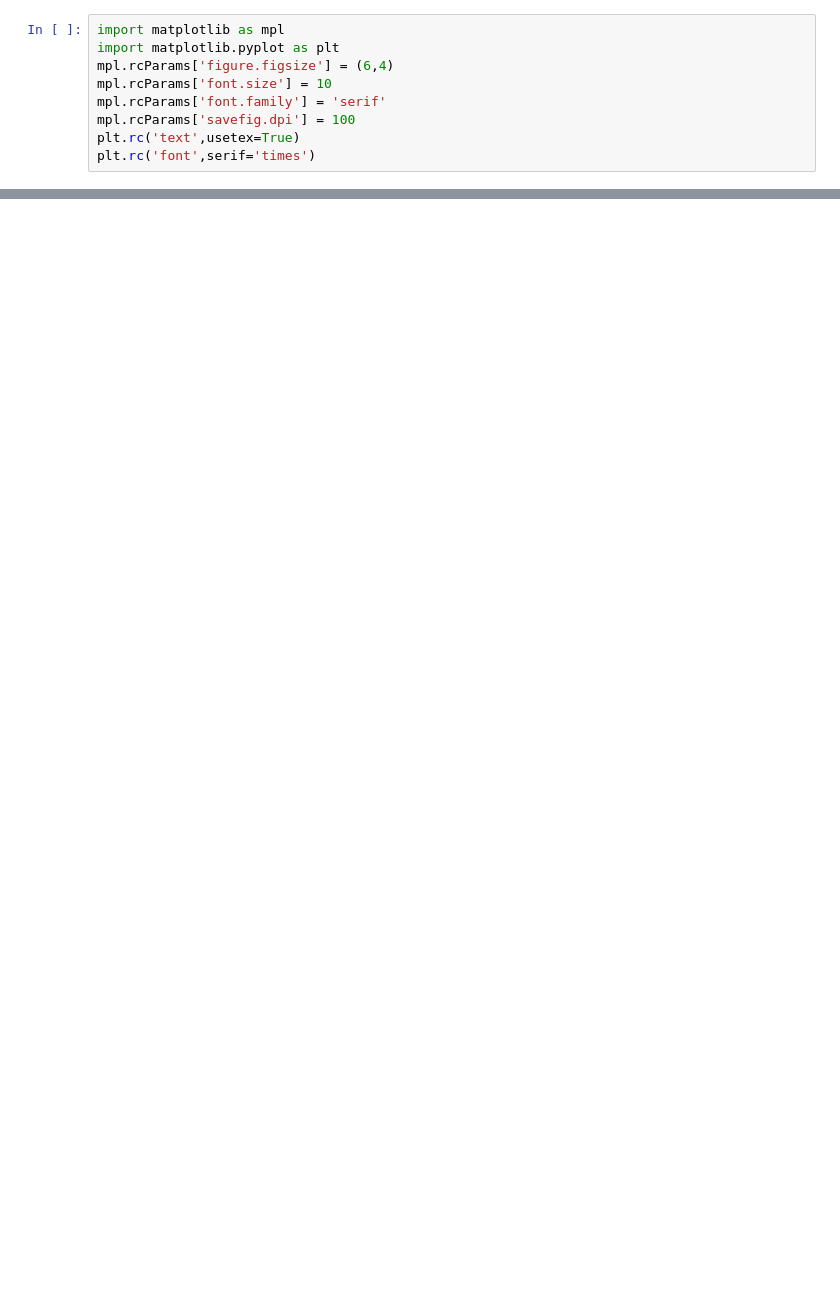
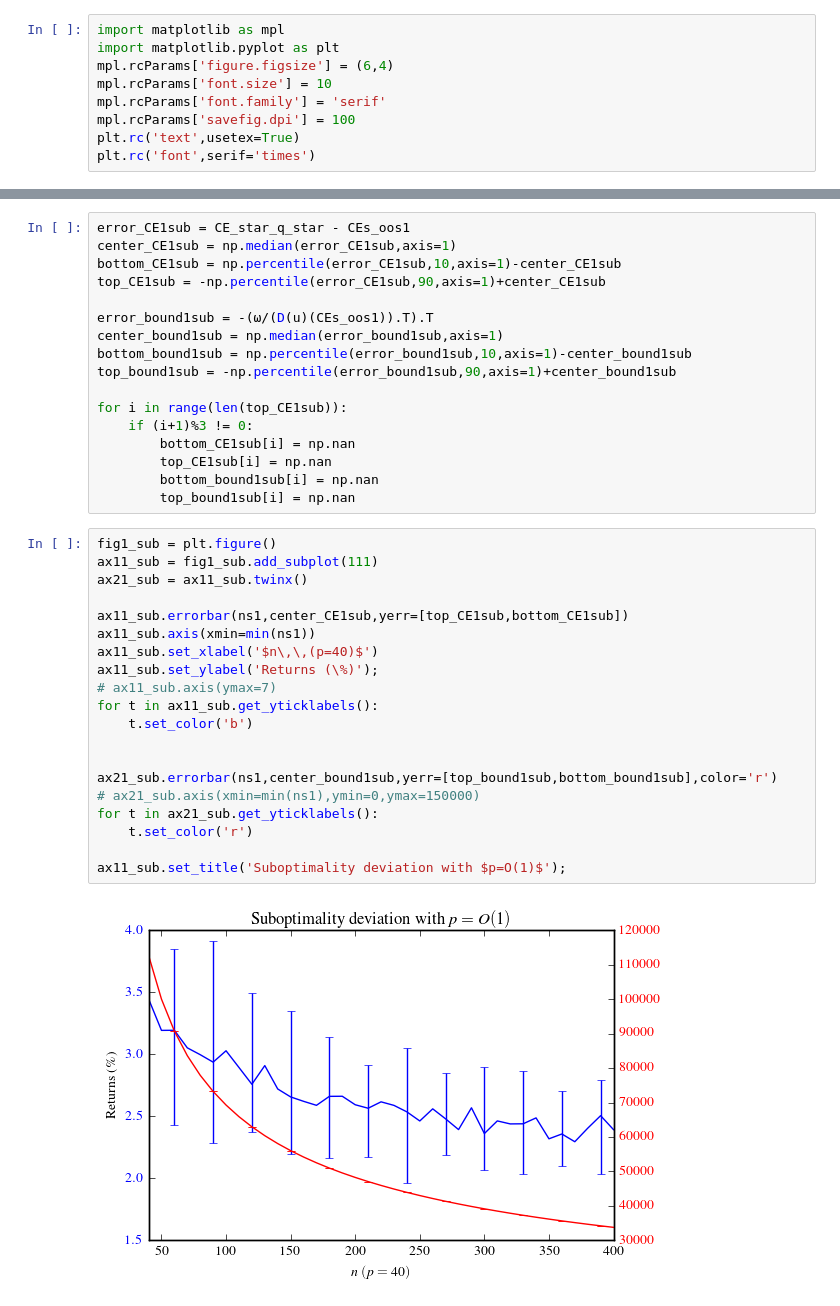
Before and after one commit to neuschwanstein/MEMOIRE, a Jupyter notebook: Model/Experiment_Nips.ipynb, the cells around one changed output, grey strips where cells are left out. Cells and saved outputs as stored; diff of their text form; blank space fills up the shorter version.

```diff
--- a/Model/Experiment_Nips.ipynb
+++ b/Model/Experiment_Nips.ipynb
@@ -50,0 +184,39 @@ array([[   4.,   70.],
+# %%
+error_CE1sub = CE_star_q_star - CEs_oos1
+center_CE1sub = np.median(error_CE1sub,axis=1)
+bottom_CE1sub = np.percentile(error_CE1sub,10,axis=1)-center_CE1sub
+top_CE1sub = -np.percentile(error_CE1sub,90,axis=1)+center_CE1sub
+
+error_bound1sub = -(ω/(D(u)(CEs_oos1)).T).T
+center_bound1sub = np.median(error_bound1sub,axis=1)
+bottom_bound1sub = np.percentile(error_bound1sub,10,axis=1)-center_bound1sub
+top_bound1sub = -np.percentile(error_bound1sub,90,axis=1)+center_bound1sub
+
+for i in range(len(top_CE1sub)):
+    if (i+1)%3 != 0:
+        bottom_CE1sub[i] = np.nan
+        top_CE1sub[i] = np.nan
+        bottom_bound1sub[i] = np.nan
+        top_bound1sub[i] = np.nan
+# %%
+fig1_sub = plt.figure()
+ax11_sub = fig1_sub.add_subplot(111)
+ax21_sub = ax11_sub.twinx()
+
+ax11_sub.errorbar(ns1,center_CE1sub,yerr=[top_CE1sub,bottom_CE1sub])
+ax11_sub.axis(xmin=min(ns1))
+ax11_sub.set_xlabel('$n\,\,(p=40)$')
+ax11_sub.set_ylabel('Returns (\%)');
+# ax11_sub.axis(ymax=7)
+for t in ax11_sub.get_yticklabels():
+    t.set_color('b')
+
+
+ax21_sub.errorbar(ns1,center_bound1sub,yerr=[top_bound1sub,bottom_bound1sub],color='r')
+# ax21_sub.axis(xmin=min(ns1),ymin=0,ymax=150000)
+for t in ax21_sub.get_yticklabels():
+    t.set_color('r')
+
+ax11_sub.set_title('Suboptimality deviation with $p=O(1)$');
+# %% [output]
+[figure, added]
```
Also changed, not shown: parts of 89 cells of this notebook, 20 other files.
